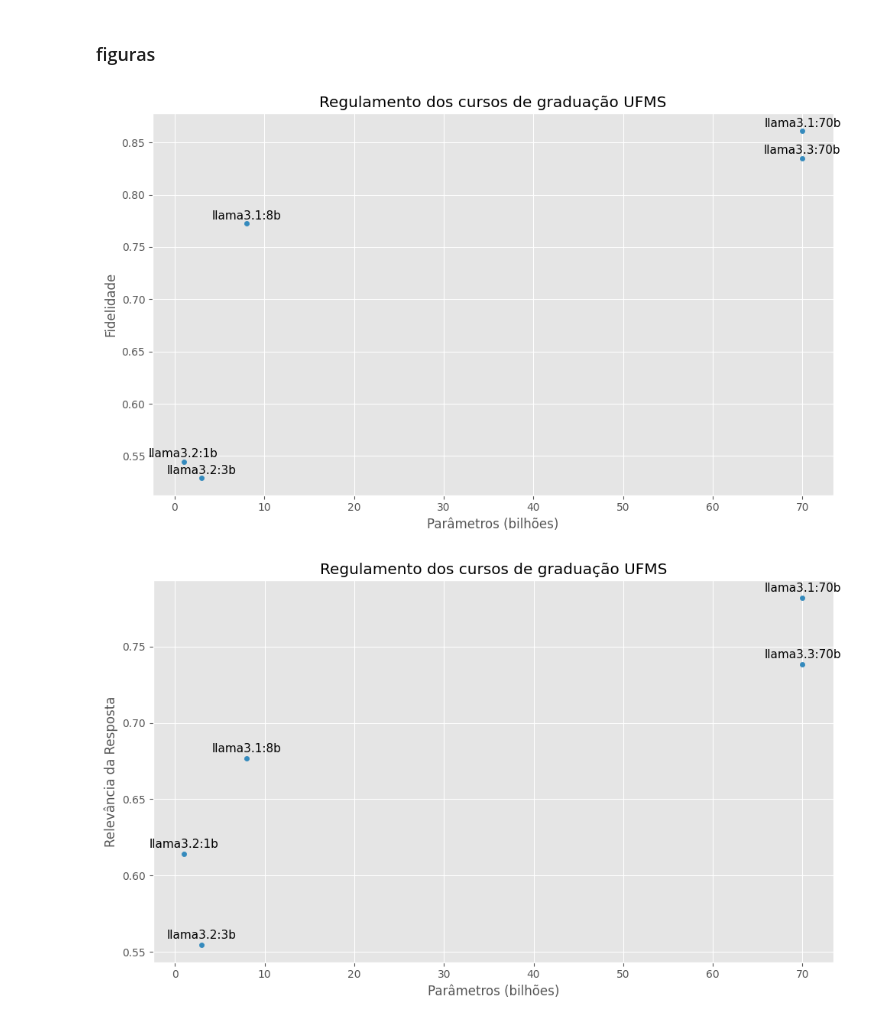
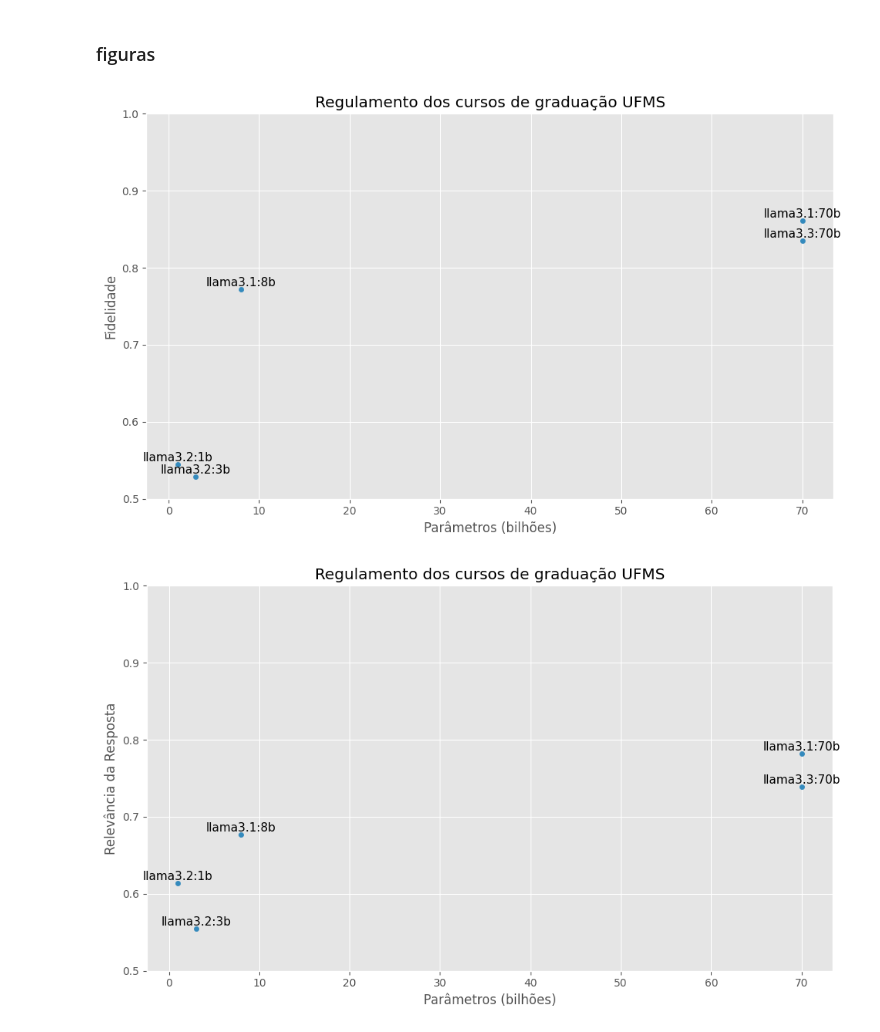
Before and after one commit to lucasstna/CapiGPT, a Jupyter notebook: notebooks/results.ipynb, the cells around one changed output. Cells and saved outputs as stored; diff of their text form; code cells hidden in the pictures.

```diff
--- a/notebooks/results.ipynb
+++ b/notebooks/results.ipynb
@@ -298,6 +298,8 @@ tmp
 # %%
 # extract the number of parameters from the model name
 tmp['n_parameters'] = tmp['model'].str.extract(r'(\d+)b').astype(int)
+# %%
+plt.style.use('ggplot')
 # %%
 # just for "regulamento" file, create subplots showing the faithfulness score by model, variying the number of parameters
 fig3, ax3 = plt.subplots(figsize=(10, 6))
@@ -310,26 +312,29 @@ for i, txt in enumerate(tmp[tmp['file'] == 'regulamento']['model']):
     ax3.text(tmp[tmp['file'] == 'regulamento']['n_parameters'].iloc[i], tmp[tmp['file'] == 'regulamento']['faithfulness'].iloc[i] + 0.004, txt, fontsize=11, rotation=0, ha='center')
 
 plt.tight_layout()
+# put the y axis limits to 0.5 and 1.0
+ax3.set_ylim(0.5, 1.0)
 plt.savefig('../tests/graphs/llama-regulamento-fidelidade-metrics.pdf', format='pdf', bbox_inches='tight')
 plt.show()
 # %% [output]
-[figure, old version]
+[figure, new version]
 # %%
 # just for "regulamento" file, create subplots showing the faithfulness score by model, variying the number of parameters
 fig3, ax3 = plt.subplots(figsize=(10, 6))
 tmp[tmp['file'] == 'regulamento'].sort_values(by='n_parameters').plot(x='n_parameters', y='answer_relevancy', kind='scatter', ax=ax3)
 ax3.set_title('Regulamento dos cursos de graduação UFMS')
 ax3.set_ylabel('Relevância da Resposta')
 ax3.set_xlabel('Parâmetros (bilhões)')
 
 for i, txt in enumerate(tmp[tmp['file'] == 'regulamento']['model']):
     ax3.text(tmp[tmp['file'] == 'regulamento']['n_parameters'].iloc[i], tmp[tmp['file'] == 'regulamento']['answer_relevancy'].iloc[i] + 0.004, txt, fontsize=11, rotation=0, ha='center')
 
 plt.tight_layout()
+ax3.set_ylim(0.5, 1.0)
 plt.savefig('../tests/graphs/llama-regulamento-relevancia-metrics.pdf', format='pdf', bbox_inches='tight')
 plt.show()
 # %% [output]
-[figure, old version]
+[figure, new version]
 # %%
 # just for "regulamento" file, create subplots showing the faithfulness score by model, variying the number of parameters
 fig3, ax3 = plt.subplots(figsize=(10, 6))
```
Also changed, not shown: parts of 4 cells of this notebook, 7 other files.
